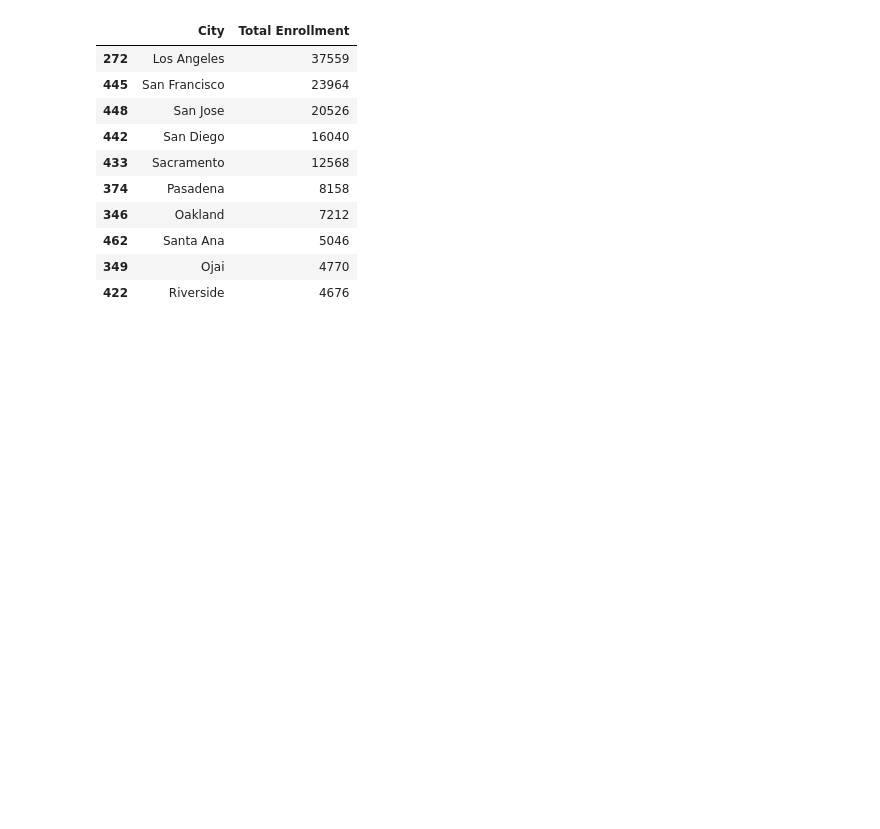
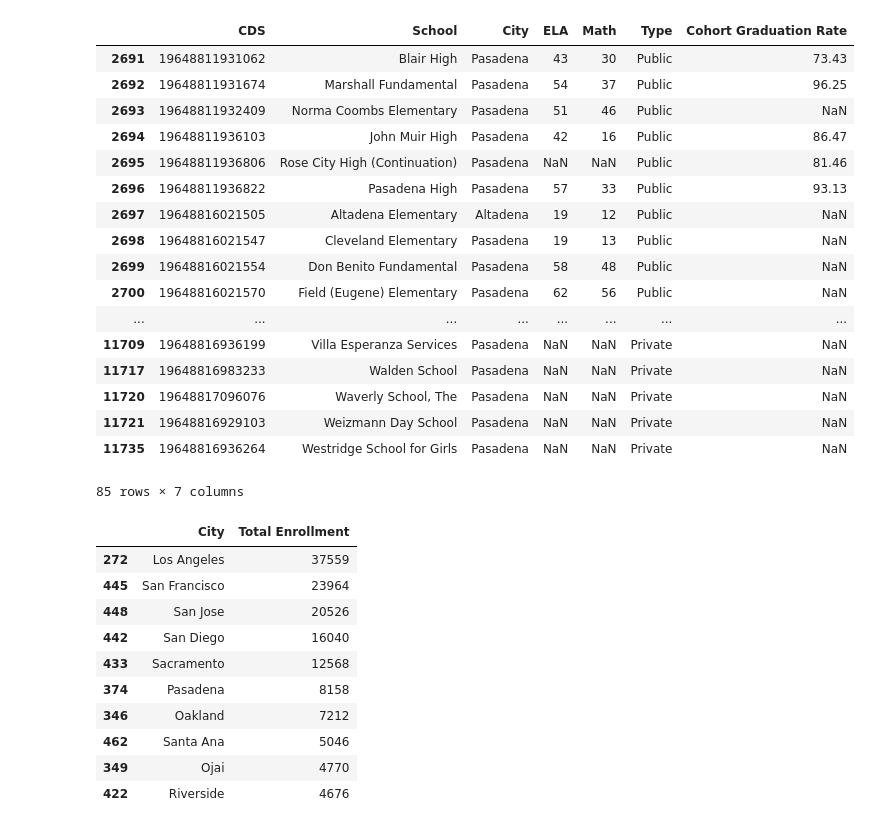
Before and after one commit to jmahabal/pasadena, a Jupyter notebook: Pasadena.ipynb, the cells around one changed output. Cells and saved outputs as stored; diff of their text form; code cells hidden in the pictures; blank space fills up the shorter version.

```diff
--- a/Pasadena.ipynb
+++ b/Pasadena.ipynb
@@ -70,0 +104,23 @@ pasadena_caaspp.head() ## why does it only return public schools ughhh
+# %%
+PUSD = ["Pasadena", "Altadena"]
+pasadena_schools = schools_caaspp_grad[schools_caaspp_grad["City"].isin(PUSD)]
+pasadena_schools
+# %% [output]
+|  | CDS | School | City | ELA | Math | Type | Cohort Graduation Rate |
+| 2691 | 19648811931062 | Blair High | Pasadena | 43 | 30 | Public | 73.43 |
+| 2692 | 19648811931674 | Marshall Fundamental | Pasadena | 54 | 37 | Public | 96.25 |
+| 2693 | 19648811932409 | Norma Coombs Elementary | Pasadena | 51 | 46 | Public | NaN |
+| 2694 | 19648811936103 | John Muir High | Pasadena | 42 | 16 | Public | 86.47 |
+| 2695 | 19648811936806 | Rose City High (Continuation) | Pasadena | NaN | NaN | Public | 81.46 |
+| 2696 | 19648811936822 | Pasadena High | Pasadena | 57 | 33 | Public | 93.13 |
+| 2697 | 19648816021505 | Altadena Elementary | Altadena | 19 | 12 | Public | NaN |
+| 2698 | 19648816021547 | Cleveland Elementary | Pasadena | 19 | 13 | Public | NaN |
+| 2699 | 19648816021554 | Don Benito Fundamental | Pasadena | 58 | 48 | Public | NaN |
+| 2700 | 19648816021570 | Field (Eugene) Elementary | Pasadena | 62 | 56 | Public | NaN |
+| ... | ... | ... | ... | ... | ... | ... | ... |
+| 11709 | 19648816936199 | Villa Esperanza Services | Pasadena | NaN | NaN | Private | NaN |
+| 11717 | 19648816983233 | Walden School | Pasadena | NaN | NaN | Private | NaN |
+| 11720 | 19648817096076 | Waverly School, The | Pasadena | NaN | NaN | Private | NaN |
+| 11721 | 19648816929103 | Weizmann Day School | Pasadena | NaN | NaN | Private | NaN |
+| 11735 | 19648816936264 | Westridge School for Girls | Pasadena | NaN | NaN | Private | NaN |
+85 rows × 7 columns
```
Also changed, not shown: parts of 13 cells of this notebook, 1 other file.
